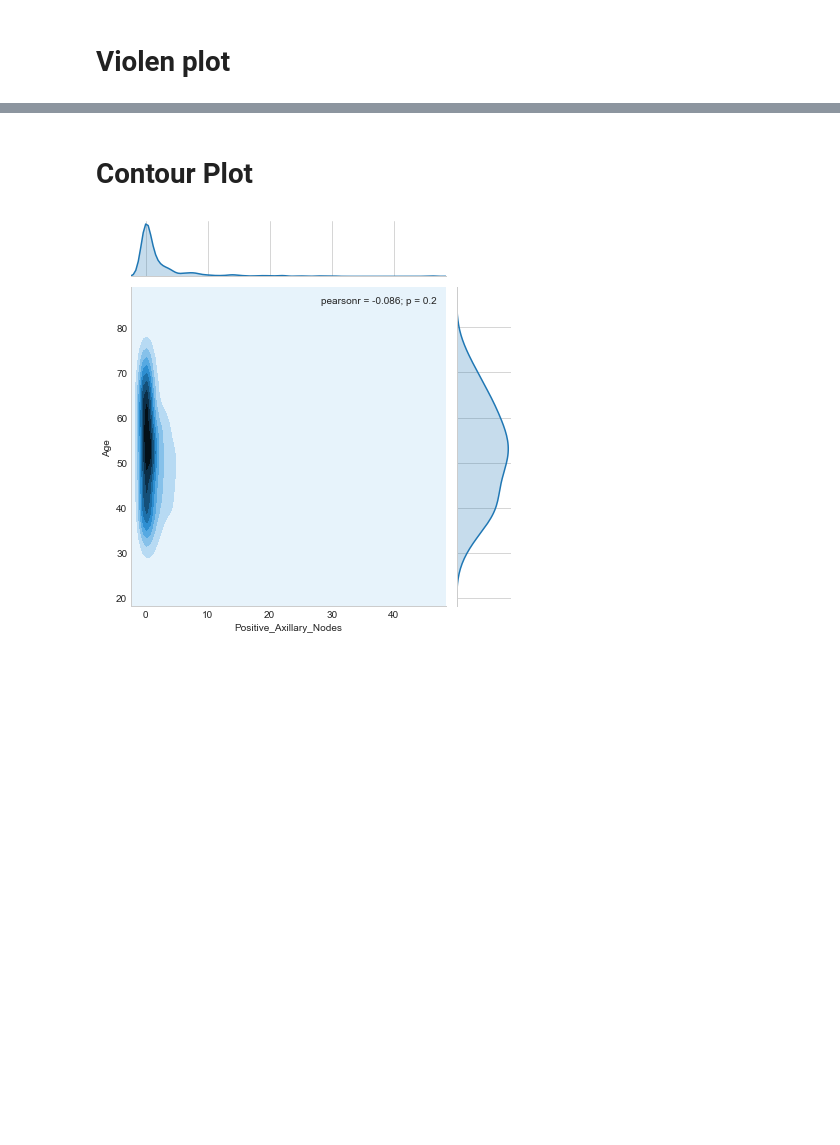
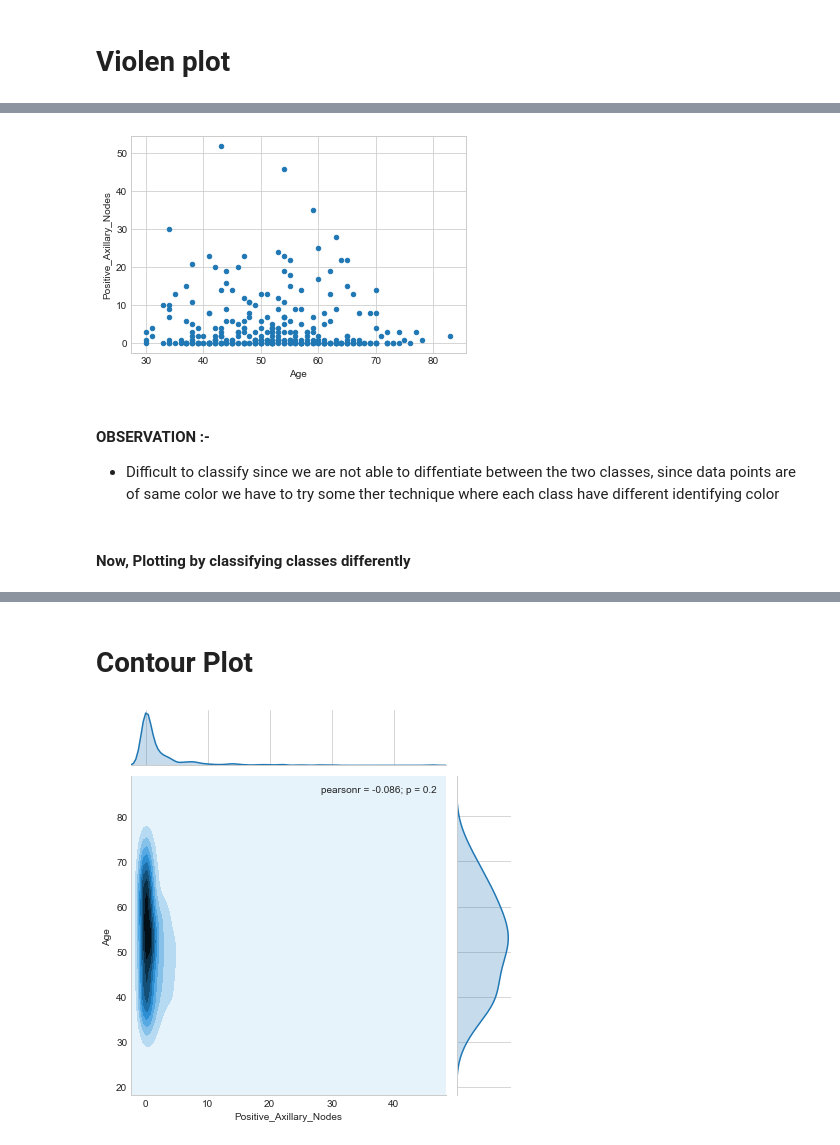
Before and after one commit to abhikumar22/Exploratary-Data-analysis-on-Habermans_Cancer-Survival-DataSet, a Jupyter notebook: EDA.ipynb, the cells around one changed output, grey strips where cells are left out. Cells and saved outputs as stored; diff of their text form; code cells hidden in the pictures; blank space fills up the shorter version.

```diff
--- a/EDA.ipynb
+++ b/EDA.ipynb
@@ -416,0 +403,11 @@ plt.show()
+# %%
+# Plotting by taking 2 features at a time
+data.plot(kind='scatter', x='Age', y='Positive_Axillary_Nodes')
+plt.show()
+# %% [output]
+[figure, added]
+# %% [markdown]
+#### OBSERVATION :-
+ - Difficult to classify since we are not able to diffentiate between the two classes, since data points are of same color we have to try some ther technique where each class have different identifying color
+# %% [markdown]
+#### Now, Plotting by classifying classes differently
```
Also changed, not shown: parts of 46 cells of this notebook.
